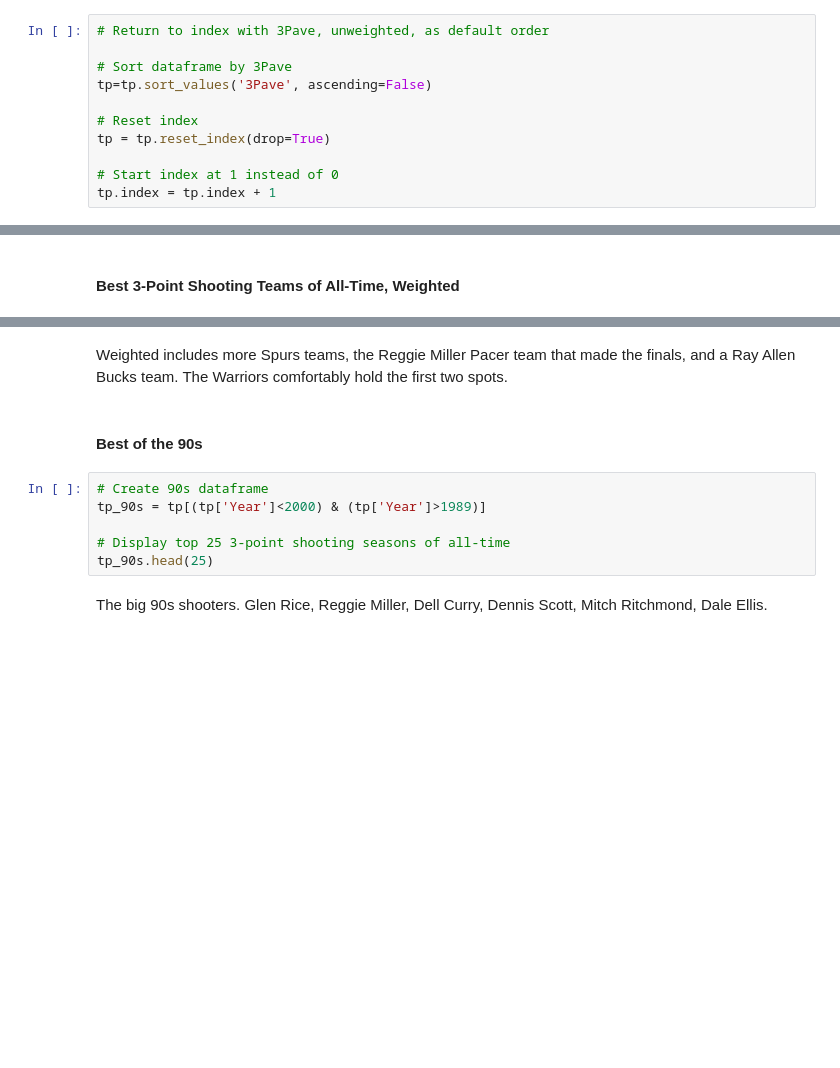
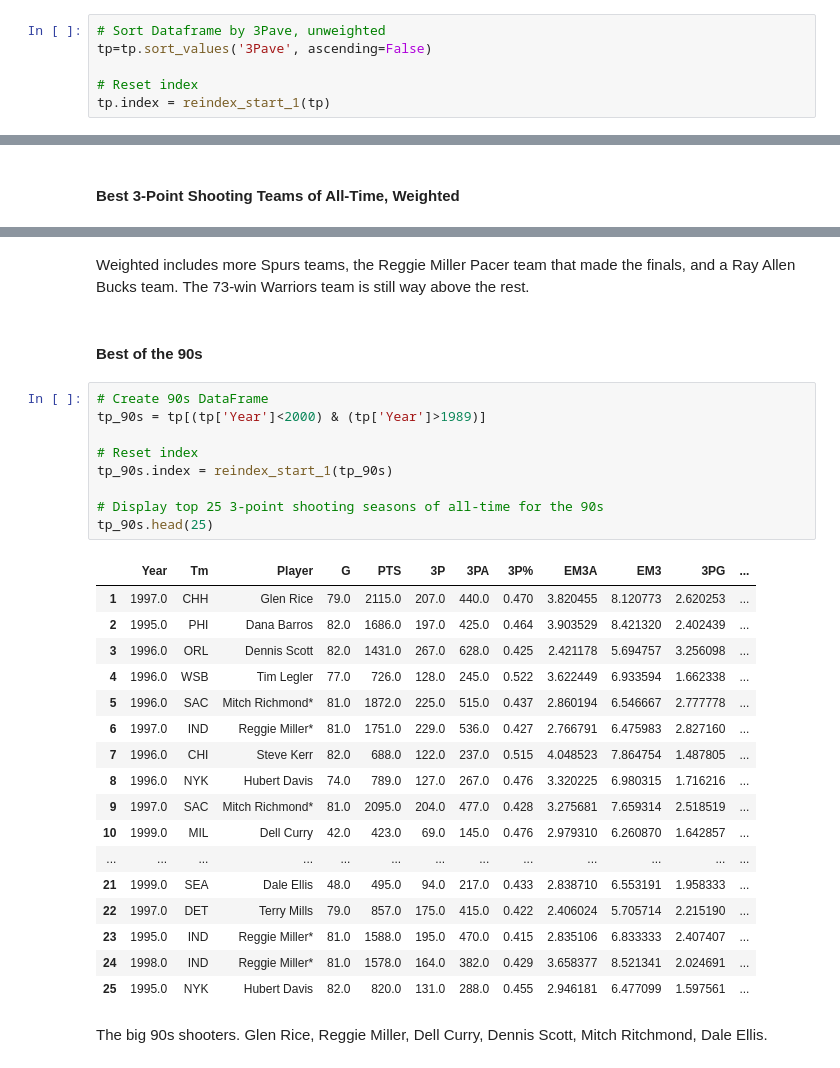
Before and after one commit to coreyjwade/3-Point_Net_Gain, a Jupyter notebook: NBA_3-point_Stats.py.ipynb, the cells around one changed output, grey strips where cells are left out. Saved outputs shown, nothing was run; the diff lists cells and outputs as text; blank space fills up the shorter version.

```diff
--- a/NBA_3-point_Stats.py.ipynb
+++ b/NBA_3-point_Stats.py.ipynb
@@ -352,14 +642,9 @@ The values are very close. Some players from earlier eras, like Ray Allen, move
 # %%
-# Return to index with 3Pave, unweighted, as default order
-
-# Sort dataframe by 3Pave
+# Sort Dataframe by 3Pave, unweighted
 tp=tp.sort_values('3Pave', ascending=False)
 
 # Reset index
-tp = tp.reset_index(drop=True)
-
-# Start index at 1 instead of 0
-tp.index = tp.index + 1
+tp.index = reindex_start_1(tp)
 # %% [markdown]
 #### 2018 League Leaders
 # %% [markdown]
@@ -419,13 +772,34 @@ pd.DataFrame(tp_teams.head(25))
 # %% [markdown]
-Weighted includes more Spurs teams, the Reggie Miller Pacer team that made the finals, and a Ray Allen Bucks team. The Warriors comfortably hold the first two spots.
+Weighted includes more Spurs teams, the Reggie Miller Pacer team that made the finals, and a Ray Allen Bucks team. The 73-win Warriors team is still way above the rest.
 # %% [markdown]
 #### Best of the 90s
 # %%
-# Create 90s dataframe
+# Create 90s DataFrame
 tp_90s = tp[(tp['Year']<2000) & (tp['Year']>1989)]
 
-# Display top 25 3-point shooting seasons of all-time
+# Reset index
+tp_90s.index = reindex_start_1(tp_90s)
+
+# Display top 25 3-point shooting seasons of all-time for the 90s
 tp_90s.head(25)
+# %% [output]
+|  | Year | Tm | Player | G | PTS | 3P | 3PA | 3P% | EM3A | EM3 | 3PG | ... |
+| 1 | 1997.0 | CHH | Glen Rice | 79.0 | 2115.0 | 207.0 | 440.0 | 0.470 | 3.820455 | 8.120773 | 2.620253 | ... |
+| 2 | 1995.0 | PHI | Dana Barros | 82.0 | 1686.0 | 197.0 | 425.0 | 0.464 | 3.903529 | 8.421320 | 2.402439 | ... |
+| 3 | 1996.0 | ORL | Dennis Scott | 82.0 | 1431.0 | 267.0 | 628.0 | 0.425 | 2.421178 | 5.694757 | 3.256098 | ... |
+| 4 | 1996.0 | WSB | Tim Legler | 77.0 | 726.0 | 128.0 | 245.0 | 0.522 | 3.622449 | 6.933594 | 1.662338 | ... |
+| 5 | 1996.0 | SAC | Mitch Richmond* | 81.0 | 1872.0 | 225.0 | 515.0 | 0.437 | 2.860194 | 6.546667 | 2.777778 | ... |
+| 6 | 1997.0 | IND | Reggie Miller* | 81.0 | 1751.0 | 229.0 | 536.0 | 0.427 | 2.766791 | 6.475983 | 2.827160 | ... |
+| 7 | 1996.0 | CHI | Steve Kerr | 82.0 | 688.0 | 122.0 | 237.0 | 0.515 | 4.048523 | 7.864754 | 1.487805 | ... |
+| 8 | 1996.0 | NYK | Hubert Davis | 74.0 | 789.0 | 127.0 | 267.0 | 0.476 | 3.320225 | 6.980315 | 1.716216 | ... |
+| 9 | 1997.0 | SAC | Mitch Richmond* | 81.0 | 2095.0 | 204.0 | 477.0 | 0.428 | 3.275681 | 7.659314 | 2.518519 | ... |
+| 10 | 1999.0 | MIL | Dell Curry | 42.0 | 423.0 | 69.0 | 145.0 | 0.476 | 2.979310 | 6.260870 | 1.642857 | ... |
+| ... | ... | ... | ... | ... | ... | ... | ... | ... | ... | ... | ... | ... |
+| 21 | 1999.0 | SEA | Dale Ellis | 48.0 | 495.0 | 94.0 | 217.0 | 0.433 | 2.838710 | 6.553191 | 1.958333 | ... |
+| 22 | 1997.0 | DET | Terry Mills | 79.0 | 857.0 | 175.0 | 415.0 | 0.422 | 2.406024 | 5.705714 | 2.215190 | ... |
+| 23 | 1995.0 | IND | Reggie Miller* | 81.0 | 1588.0 | 195.0 | 470.0 | 0.415 | 2.835106 | 6.833333 | 2.407407 | ... |
+| 24 | 1998.0 | IND | Reggie Miller* | 81.0 | 1578.0 | 164.0 | 382.0 | 0.429 | 3.658377 | 8.521341 | 2.024691 | ... |
+| 25 | 1995.0 | NYK | Hubert Davis | 82.0 | 820.0 | 131.0 | 288.0 | 0.455 | 2.946181 | 6.477099 | 1.597561 | ... |
 # %% [markdown]
 The big 90s shooters. Glen Rice, Reggie Miller, Dell Curry, Dennis Scott, Mitch Ritchmond, Dale Ellis.
 # %% [markdown]
```
Also changed, not shown: parts of 62 cells of this notebook.
